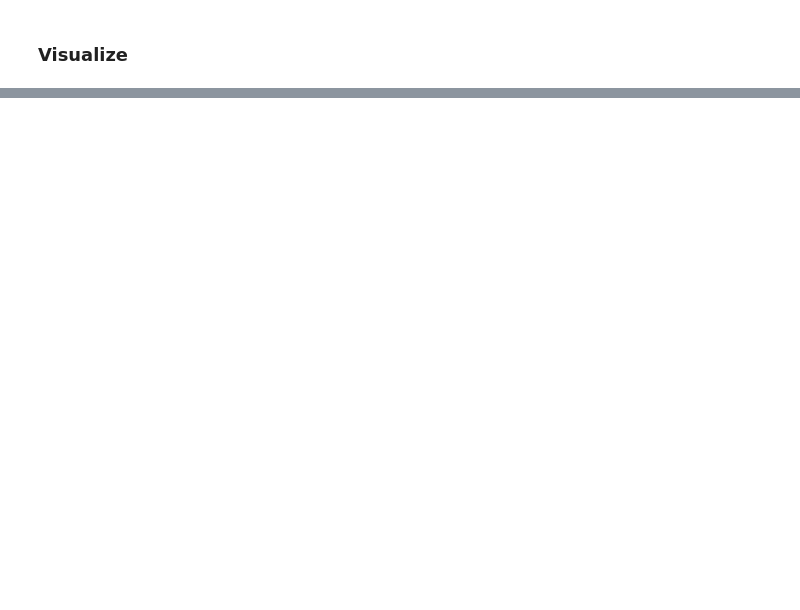
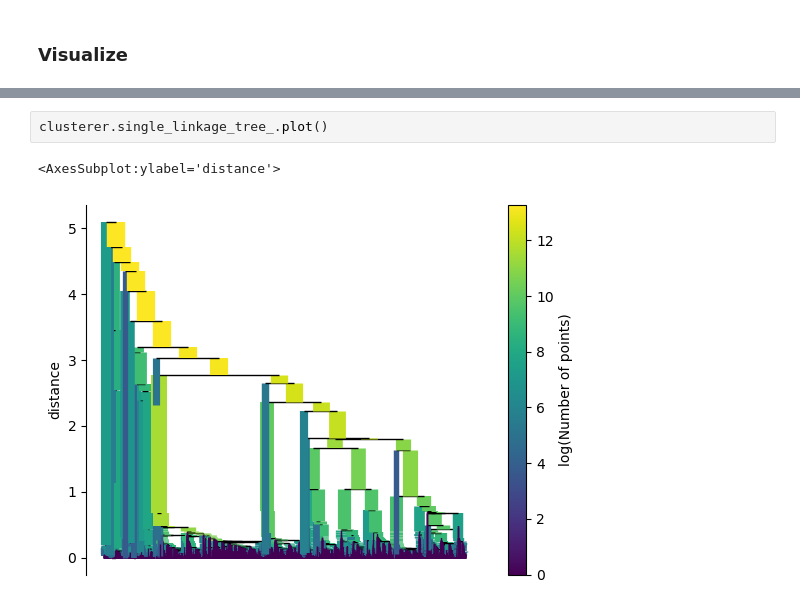
Before and after one commit to Teleoscope/Teleoscope, a Jupyter notebook: backend/lf_learning.ipynb, the cells around one changed output, grey strips where cells are left out. Drawn from its saved outputs; the diff is of its cells as text; blank space fills up the shorter version.

```diff
--- a/backend/lf_learning.ipynb
+++ b/backend/lf_learning.ipynb
@@ -456,3 +493,8 @@ Num Clusters = 134 + outliers
+# %%
+clusterer.single_linkage_tree_.plot()
+# %% [output]
+<AxesSubplot:ylabel='distance'>
+[figure, added]
 # %%
 umap.plot.points(mapper, labels=hdbscan_labels)
 # %% [output]
```
Also changed, not shown: parts of 30 cells of this notebook, 3 other files.
